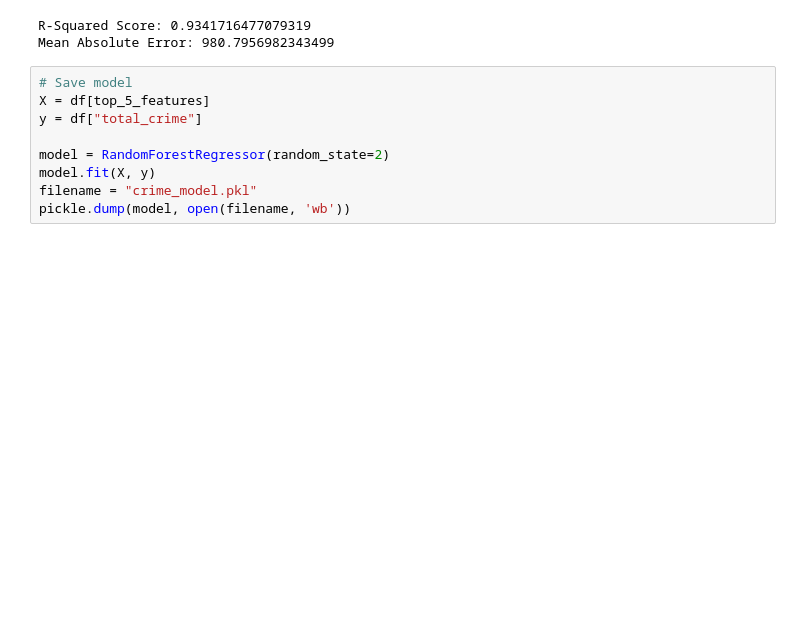
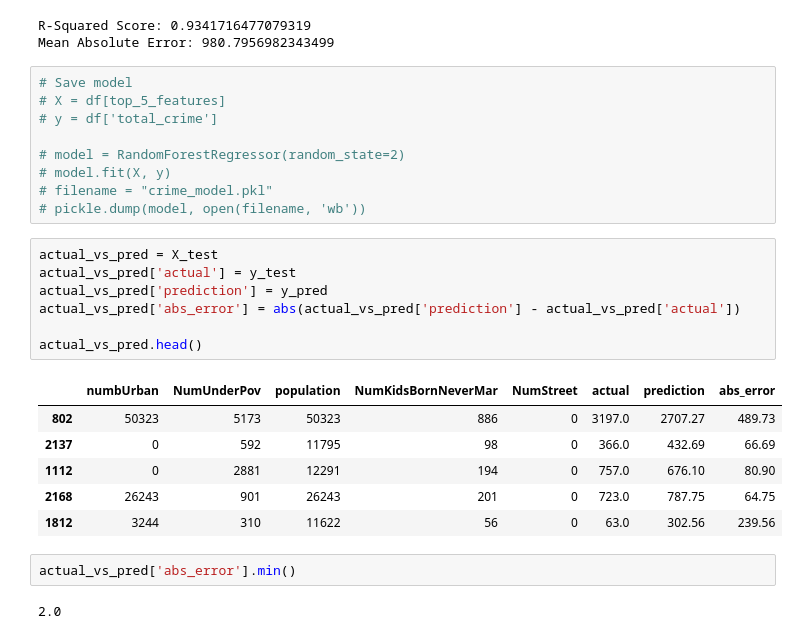
Before and after one commit to Fatimajavid/PredictingCrimesintheUS, a Jupyter notebook: Project.ipynb, the cells around one changed output. Cells and saved outputs as stored; diff of their text form; blank space fills up the shorter version.

```diff
--- a/Project.ipynb
+++ b/Project.ipynb
@@ -220,10 +238,28 @@ R-Squared Score: 0.9341716477079319
 Mean Absolute Error: 980.7956982343499
 # %%
 # Save model
-X = df[top_5_features]
-y = df["total_crime"]
+# X = df[top_5_features]
+# y = df['total_crime']
 
-model = RandomForestRegressor(random_state=2)
-model.fit(X, y)
-filename = "crime_model.pkl"
-pickle.dump(model, open(filename, 'wb'))
+# model = RandomForestRegressor(random_state=2)
+# model.fit(X, y)
+# filename = "crime_model.pkl"
+# pickle.dump(model, open(filename, 'wb'))
+# %%
+actual_vs_pred = X_test
+actual_vs_pred['actual'] = y_test
+actual_vs_pred['prediction'] = y_pred
+actual_vs_pred['abs_error'] = abs(actual_vs_pred['prediction'] - actual_vs_pred['actual'])
+
+actual_vs_pred.head()
+# %% [output]
+|  | numbUrban | NumUnderPov | population | NumKidsBornNeverMar | NumStreet | actual | prediction | abs_error |
+| 802 | 50323 | 5173 | 50323 | 886 | 0 | 3197.0 | 2707.27 | 489.73 |
+| 2137 | 0 | 592 | 11795 | 98 | 0 | 366.0 | 432.69 | 66.69 |
+| 1112 | 0 | 2881 | 12291 | 194 | 0 | 757.0 | 676.10 | 80.90 |
+| 2168 | 26243 | 901 | 26243 | 201 | 0 | 723.0 | 787.75 | 64.75 |
+| 1812 | 3244 | 310 | 11622 | 56 | 0 | 63.0 | 302.56 | 239.56 |
+# %%
+actual_vs_pred['abs_error'].min()
+# %% [output]
+2.0
```
Also changed, not shown: parts of 17 cells of this notebook.
